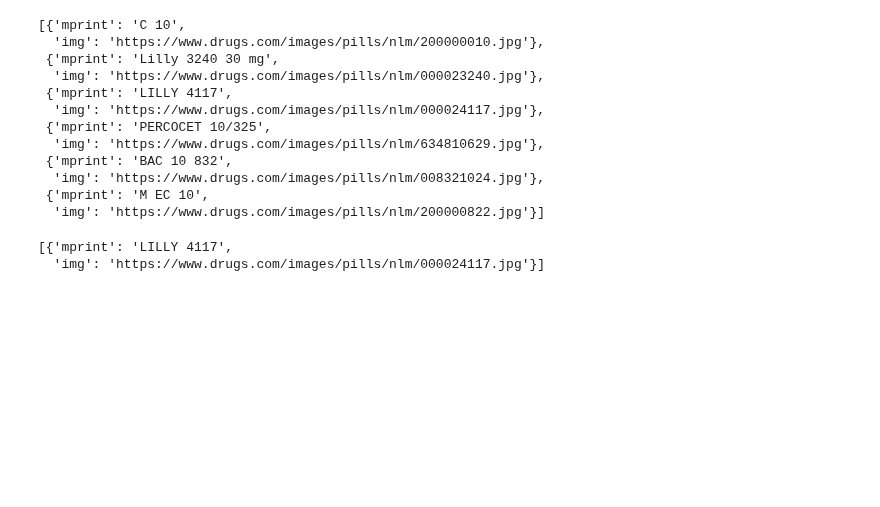
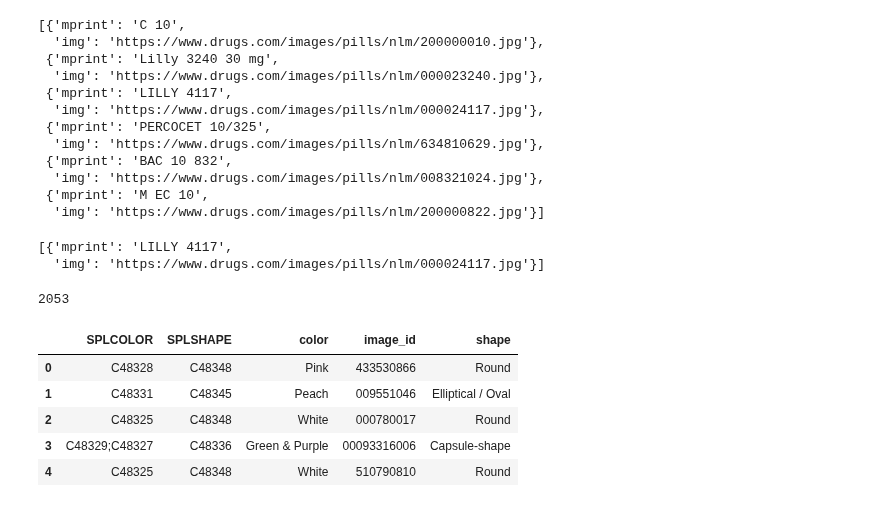
Before and after one commit to labs12-rxid/DS, a Jupyter notebook: drugscom.ipynb, the cells around one changed output. Drawn from its saved outputs; the diff is of its cells as text; code cells hidden in the pictures; blank space fills up the shorter version.

Commit message:
mapped drugs.com to DB for colors and shapes

```diff
--- a/drugscom.ipynb
+++ b/drugscom.ipynb
@@ -78,0 +211,2 @@ class drugscom:
+# %%
+js_names = glob.glob(os.path.join(input_dir, '*.json'))
@@ -78,0 +217,28 @@ class drugscom:
+# %%
+d = drugscom()
+# %%
+dicta = []
+i = 0
+for fp in js_names:
+    image_id = fp[7:-9]
+    d.reset()
+    j = json.load(open(fp, 'r'))
+    mprint = j['description']
+    mprint = ' '.join(mprint.split()) # remove repeated internal spaces
+    dict = d.get_data(mprint)
+    if len(dict) == 0:
+        print(f"mprint {mprint} in {image_id} not found")
+        i += 1
+        continue
+    dict = dict[0]
+#     print(mprint, d.get_data(mprint), fp[9:-9])
+    try:
+        row = df[df.image_id == image_id][['SPLCOLOR','SPLSHAPE']].iloc[0]
+#     print('|' + image_id + '|', row['SPLCOLOR'], row['SPLSHAPE'], type(row))
+        dicta.append({'image_id': image_id, 'color': dict['color'],'SPLCOLOR': row['SPLCOLOR'], 'shape': dict['shape'],'SPLSHAPE': row['SPLSHAPE']  })
+    except:
+        print(f"row {mprint} {image_id} not found")
+    i += 1
+    if i % 100 == 0:
+        print('i',i,end=' ')
+#     break
@@ -109,3 +294,18 @@ d.get_data("4117 LILLY")
 # %% [output]
 [{'mprint': 'LILLY 4117',
   'img': 'https://www.drugs.com/images/pills/nlm/000024117.jpg'}]
+# %%
+len(dicta)
+# %% [output]
+2053
+# %%
+dfd = pd.DataFrame(dicta) #todo never name a DataFrame column "shape" again
+# %%
+dfd.head()
+# %% [output]
+|  | SPLCOLOR | SPLSHAPE | color | image_id | shape |
+| 0 | C48328 | C48348 | Pink | 433530866 | Round |
+| 1 | C48331 | C48345 | Peach | 009551046 | Elliptical / Oval |
+| 2 | C48325 | C48348 | White | 000780017 | Round |
+| 3 | C48329;C48327 | C48336 | Green & Purple | 00093316006 | Capsule-shape |
+| 4 | C48325 | C48348 | White | 510790810 | Round |
```
Also changed, not shown: parts of 27 cells of this notebook.
